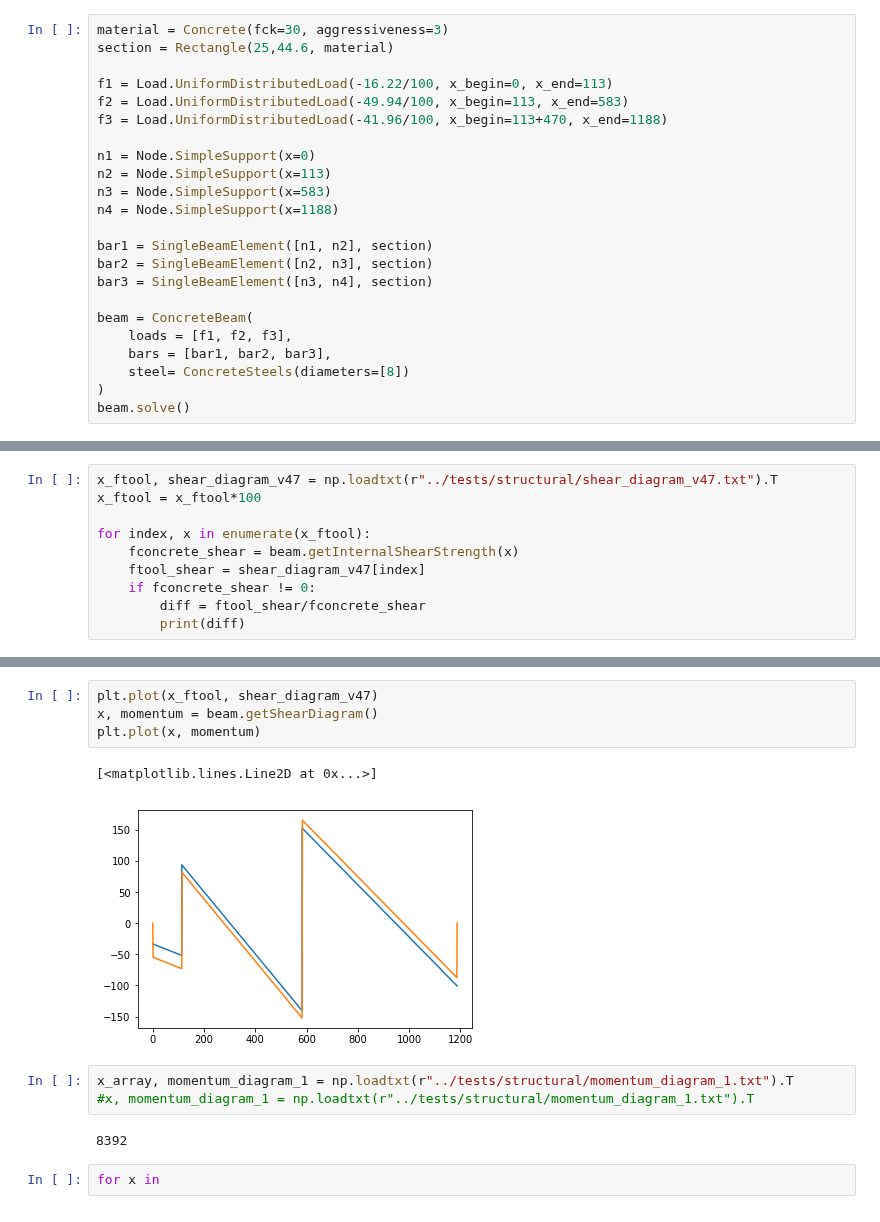
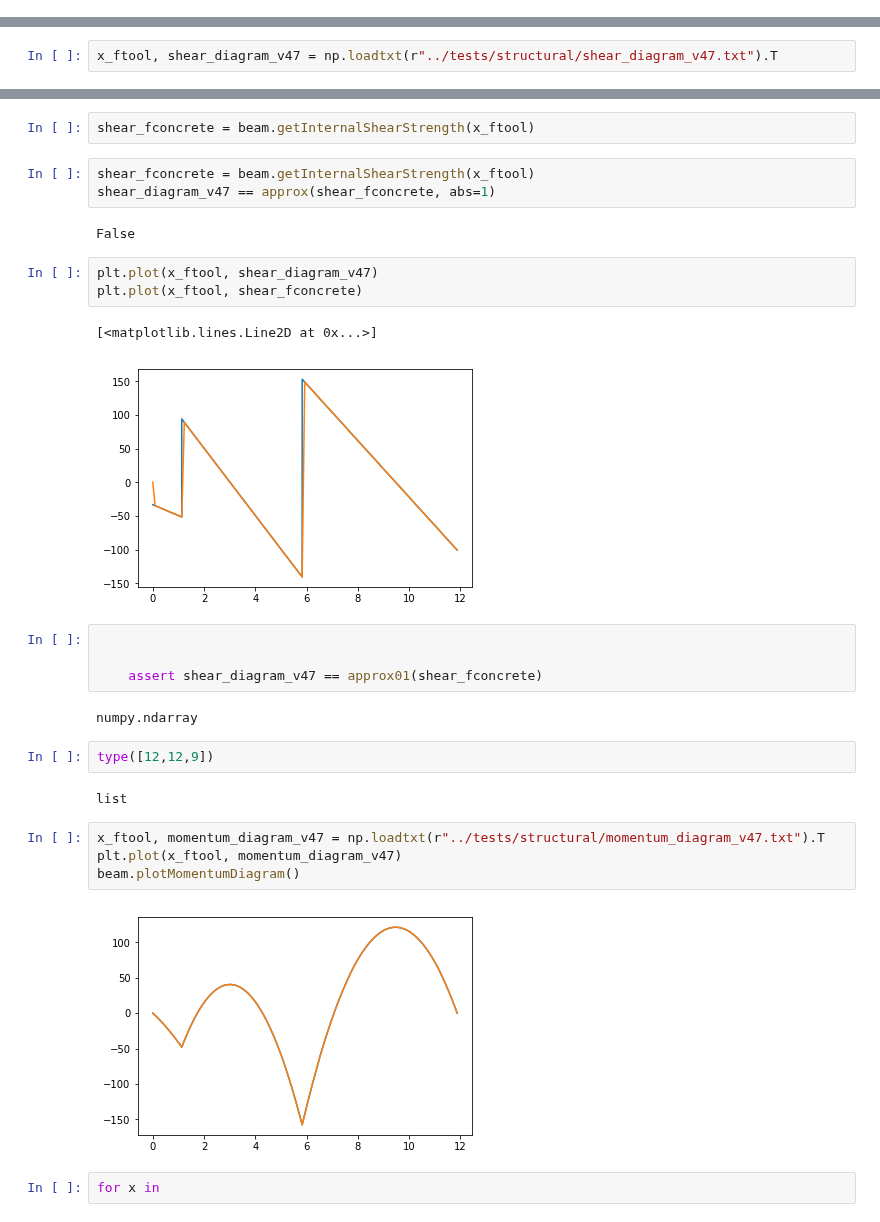
Before and after one commit to luisggc/FConcrete, a Jupyter notebook: jupyter/Hiper.ipynb, the cells around one changed output, grey strips where cells are left out. Saved outputs shown, nothing was run; the diff lists cells and outputs as text.

Commit message:
Beam bug fixed + test beam implemented

```diff
--- a/jupyter/Hiper.ipynb
+++ b/jupyter/Hiper.ipynb
@@ -155,23 +34,0 @@ array([ 0.00000000e+00,  0.00000000e+00,  7.57306469e-29, -2.27191941e-26])
-# %%
-material = Concrete(fck=30, aggressiveness=3)
-section = Rectangle(25,44.6, material)
-
-f1 = Load.UniformDistributedLoad(-16.22/100, x_begin=0, x_end=113)
-f2 = Load.UniformDistributedLoad(-49.94/100, x_begin=113, x_end=583)
-f3 = Load.UniformDistributedLoad(-41.96/100, x_begin=113+470, x_end=1188)
-
-n1 = Node.SimpleSupport(x=0)
-n2 = Node.SimpleSupport(x=113)
-n3 = Node.SimpleSupport(x=583)
-n4 = Node.SimpleSupport(x=1188)
-
-bar1 = SingleBeamElement([n1, n2], section)
-bar2 = SingleBeamElement([n2, n3], section)
-bar3 = SingleBeamElement([n3, n4], section)
-
-beam = ConcreteBeam(
-    loads = [f1, f2, f3],
-    bars = [bar1, bar2, bar3],
-    steel= ConcreteSteels(diameters=[8])
-)
-beam.solve()
@@ -188,10 +37,2 @@ array([-5.46207613e+01, -3.97903932e-13,  1.55272599e+02, -1.81898940e-12,
 # %%
 x_ftool, shear_diagram_v47 = np.loadtxt(r"../tests/structural/shear_diagram_v47.txt").T
-x_ftool = x_ftool*100
-
-for index, x in enumerate(x_ftool):
-    fconcrete_shear = beam.getInternalShearStrength(x)
-    ftool_shear = shear_diagram_v47[index]
-    if fconcrete_shear != 0:
-        diff = ftool_shear/fconcrete_shear
-        print(diff)
@@ -216,15 +39,32 @@ for index, x in enumerate(x_ftool):
+# %%
+shear_fconcrete = beam.getInternalShearStrength(x_ftool)
+# %%
+shear_fconcrete = beam.getInternalShearStrength(x_ftool)
+shear_diagram_v47 == approx(shear_fconcrete, abs=1)
+# %% [output]
+False
 # %%
 plt.plot(x_ftool, shear_diagram_v47)
-x, momentum = beam.getShearDiagram()
-plt.plot(x, momentum)
+plt.plot(x_ftool, shear_fconcrete)
 # %% [output]
 [<matplotlib.lines.Line2D at 0x...>]
-[figure, old version]
+[figure, new version]
-# %%
-x_array, momentum_diagram_1 = np.loadtxt(r"../tests/structural/momentum_diagram_1.txt").T
-#x, momentum_diagram_1 = np.loadtxt(r"../tests/structural/momentum_diagram_1.txt").T
-# %% [output]
-8392
+# %%
+
+
+    assert shear_diagram_v47 == approx01(shear_fconcrete)
+# %% [output]
+numpy.ndarray
+# %%
+type([12,12,9])
+# %% [output]
+list
+# %%
+x_ftool, momentum_diagram_v47 = np.loadtxt(r"../tests/structural/momentum_diagram_v47.txt").T
+plt.plot(x_ftool, momentum_diagram_v47)
+beam.plotMomentumDiagram()
+# %% [output]
+[figure, added]
 # %%
 for x in
 # %% [output]
```
Also changed, not shown: parts of 23 cells of this notebook, 3 other files.
